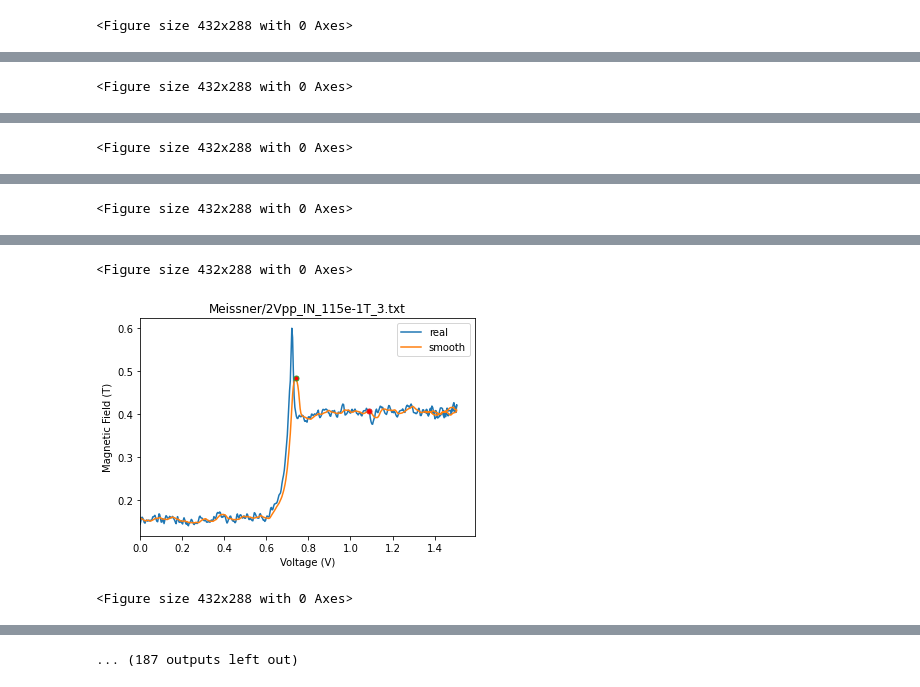
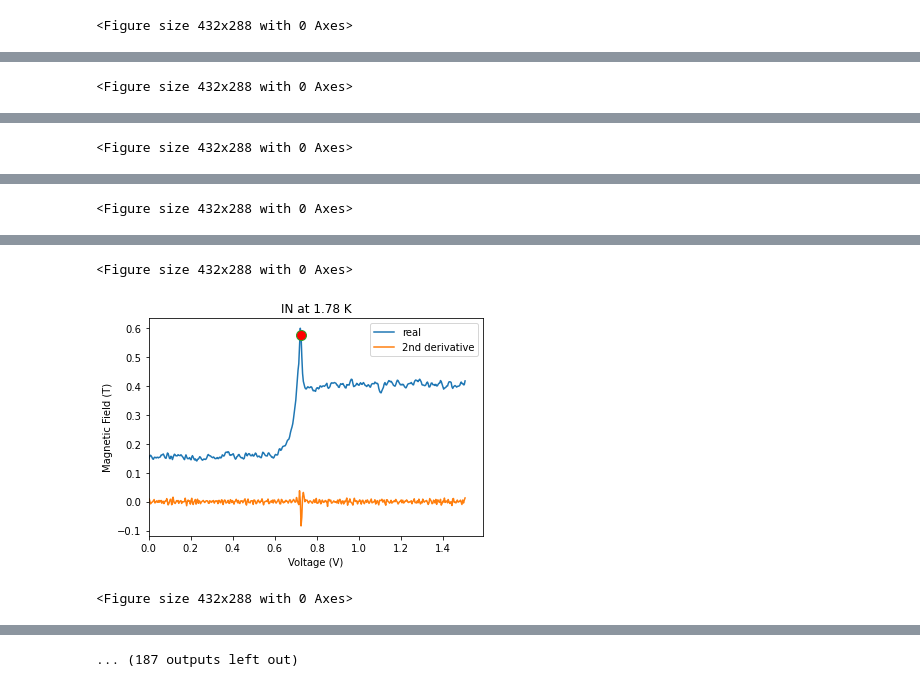
Before and after one commit to dcordovacarrizales/191_PlasmaPhysics, a Jupyter notebook: Superconductivity/Meissner.ipynb, the cells around one changed output, grey strips where cells are left out. Drawn from its saved outputs; the diff is of its cells as text; code cells hidden in the pictures.

Commit message:
second derivative computation of peak

```diff
--- a/Superconductivity/Meissner.ipynb
+++ b/Superconductivity/Meissner.ipynb
@@ -44,21 +42,27 @@ def find_nth(haystack, needle, n):
 for file in files:
     df = pd.read_table(file,names = ['v0','v1','v2','v3'])
 
-    row_drop1 = int(len(df['v0'])/2)
+    #dropping the second half of the sweep down (hysterisis) because the way down often doesn't even have a peak
+    try:
+        row_drop1 = df[df['v0']== max(df['v0'])].index[0]
+    except IndexError:
+        row_drop1 = int(len(df['v0'])/2) #if there is an nan error, just takes the half of the length of the total series
+
     row_drop2 = len(df['v0'])
-    #print(row_drop1)
-    #print(row_drop2)
-    #print(len(df['v0']))
     df = df.drop(labels=range(row_drop1, row_drop2), axis=0)
-    #print(len(df['v0']))
-    df['smooth'] = df['v1'].rolling(window=10).mean()
-    #df['smooth'] = scipy.signal.savgol_filter(df['v1'], 33, 3 )
-    #print(df.keys())
-    peak_positions = find_peaks(df['smooth'], height = .01 , threshold = .001 )
-    #print(file)
-    #print(type(peak_positions))
-    #print(peak_positions)
 
+    df = df.dropna()
+
+    #df['smooth'] = df['v1'].rolling(window=10).mean()
+    #df['smooth'] = scipy.signal.savgol_filter(df['v1'], 11, 3 )
+
+    #finding second derivative in order to find the peaks in the voltage vs. magnetic field
+    first_derivative = df.diff()
+    second_derivative = first_derivative.diff()
+    df['2derivative'] = second_derivative['v1']
+    #peak_positions = find_peaks(df['2derivative'], height = .001 , threshold = .001, distance = 400 )
+
+    peak_positions = df['2derivative'].idxmin()
     #if len(peak_positions) =! 0:
         #for i in peak_positions:
             #print(i)
@@ -68,61 +72,55 @@ for file in files:
     index1_temp = find_nth(file, "_", 2) + 1
     index2_temp = find_nth(file, "K", 1)
 
-
-
     index1_name = find_nth(file, "_", 1) + 1
     index2_name = find_nth(file, "_", 2)
 
     sample_temperature = file[index1_temp:index2_temp]
+    sample_name = file[index1_name: index2_name]
 
-    sample_name = file[index1_name: index2_name]
-    #print(sample_name)
 
     if sample_name == "PTFE" and index2_temp == -1:
-        #print("first")
-        #print(sample_name)
         index1_temp = find_nth(file, "_", 2) + 1
         index2_temp = find_nth(file, "T", 2)
-        #print(index1_temp)
-        #print(index2_temp)
+        sample_temperature = file[index1_temp:index2_temp]
 
-        sample_temperature = file[index1_temp:index2_temp]
+        if float(sample_temperature) == 115e-1:
+            sample_temperature = 1.78
+        elif float(sample_temperature) == 450:
+            sample_temperature = 3.7
 
     if index2_temp == -1:
         index1_temp = find_nth(file, "_", 2) + 1
         index2_temp = find_nth(file, "T", 1)
         sample_temperature = file[index1_temp:index2_temp]
-    #print(sample_temperature)
-    #print(sample_name)
-    #print("in between")
+
+        if float(sample_temperature) == 115e-1:
+            sample_temperature = 1.78
+        elif float(sample_temperature) == 450:
+            sample_temperature = 3.7
+
 
     sample_temperature = float(sample_temperature)
-    #print(sample_temperature)
     all_samples[sample_name][0].append(sample_temperature)
-    #all_samples[sample_name][1].append(sample_critical_B)
-
-
-
-
 
 
 
     plt.figure()
-    df.plot(x = 'v0', y = ['v1', 'smooth'],label=['real', 'smooth'])
-    #plt.show()
-    #print(len(df))
-    #print("peak positions points")
-    #print(len(peak_positions[0]))
-    for i in range(len(peak_positions[0])):
+    #df.plot(x = 'v0', y = ['v1', 'smooth', '2derivative'],label=['real', 'smooth', '2nd derivative'])
+
+    df.plot(x = 'v0', y = ['v1','2derivative'],label=['real','2nd derivative'])
+
+    #for i in range(len(peak_positions[0])):
         #print(i)
-        y = peak_positions[1]['peak_heights'][i]
-        x = peak_positions[0][i]
+        #y = peak_positions[1]['peak_heights'][i]
+        #x = peak_positions[0][i]
         #print(y)
-        plt.plot(df['v0'][x], y, marker="o", markersize=5, markerfacecolor= "red")
+
+    plt.plot(df['v0'][peak_positions], df['v1'][peak_positions], marker="o", markersize=10, markerfacecolor= "red")
     plt.xlabel("Voltage (V)")
     plt.ylabel("Magnetic Field (T)")
     plt.xlim(left= 0)
-    plt.title(file)
+    plt.title(sample_name + " at " + str(sample_temperature) + " K")
 
     #plt.legend()
 #plt.close("all")
@@ -147,3 +145,3 @@ for file in files:
 <Figure size 432x288 with 0 Axes>
-[figure, old version]
+[figure, new version]
 <Figure size 432x288 with 0 Axes>
```
Also changed, not shown: parts of 5 cells of this notebook.
